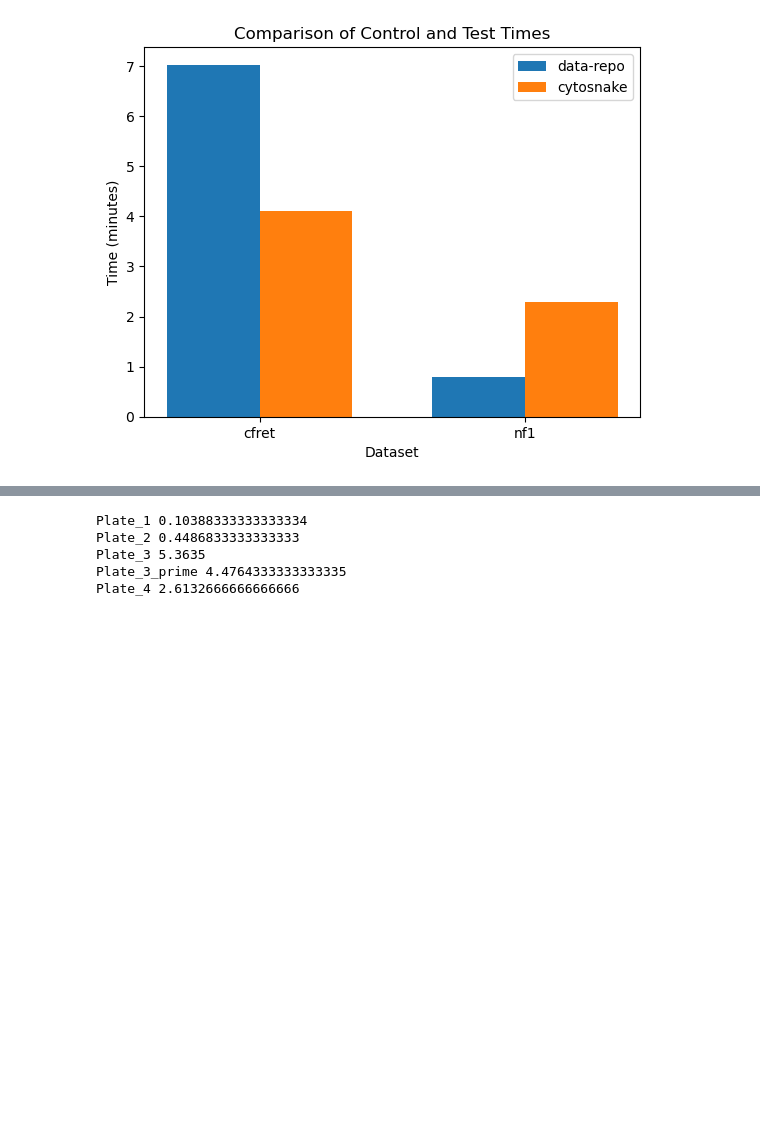
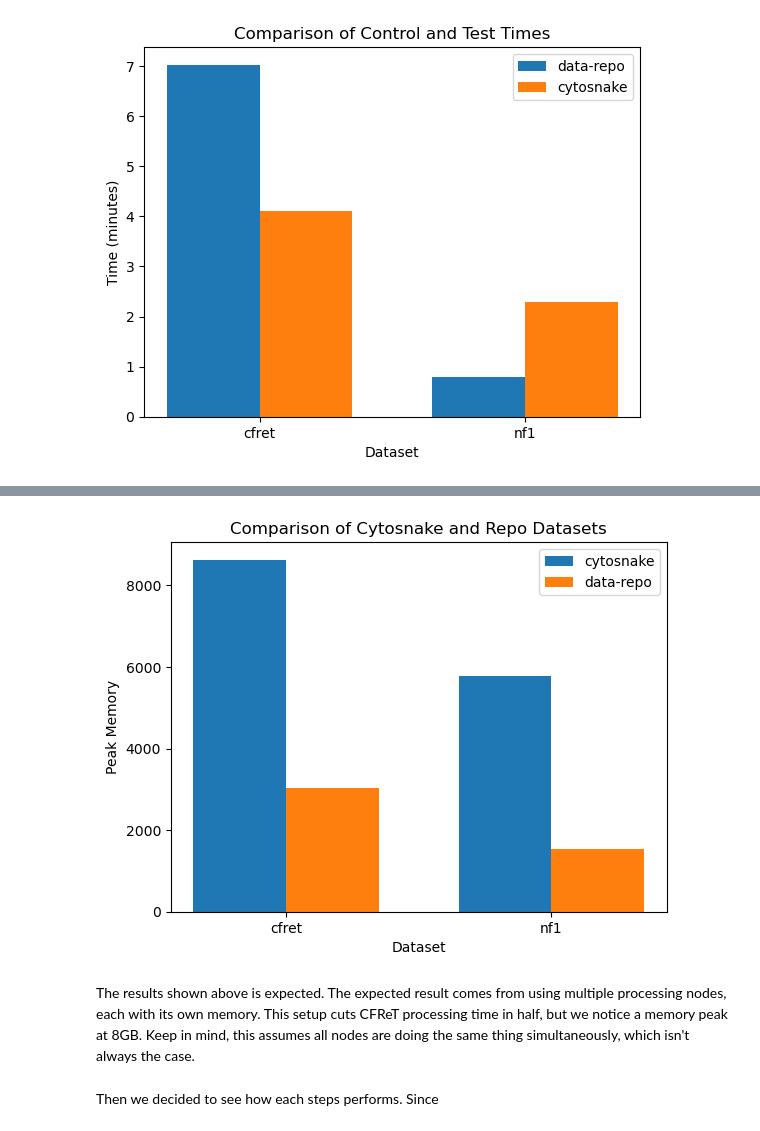
Before and after one commit to WayScience/CytoSnake-Benchmarks, a Jupyter notebook: analysis/benchmark-analysis.ipynb, the cells around one changed output, grey strips where cells are left out. Drawn from its saved outputs; the diff is of its cells as text; code cells hidden in the pictures; blank space fills up the shorter version.

```diff
--- a/analysis/benchmark-analysis.ipynb
+++ b/analysis/benchmark-analysis.ipynb
@@ -193,10 +175,0 @@ control_nf1
-# %%
-data = {}
-for name, df in cytosnake_nf1.groupby(by="input_data_name"):
-    print(name, df["time_duration"].sum() / 60)
-# %% [output]
-Plate_1 0.10388333333333334
-Plate_2 0.4486833333333333
-Plate_3 5.3635
-Plate_3_prime 4.4764333333333335
-Plate_4 2.6132666666666666
@@ -204,0 +176,58 @@ cytosnake_nf1["time_duration"]
+# %%
+## Peak memory usage
+# multi process
+cytosnake_cfret_peak_memory = []
+for name, df in cytosnake_cfret.groupby(by="input_data_name"):
+    cytosnake_cfret_peak_memory.append(df["peak_memory"].max())
+
+
+# nf1 data
+# snakemake multi process
+cytosnake_nf1_peak_memory = []
+for name, df in cytosnake_nf1.groupby(by="input_data_name"):
+    cytosnake_nf1_peak_memory.append(df["peak_memory"].max())
+
+
+# creating dictionary for plotting
+mem_dict = {
+    "repo-cfret": control_cfret["peak_memory"].max(),
+    "cytosnake-cfret": sum(cytosnake_cfret_peak_memory),
+    "repo-nf1": control_nf1["peak_memory"].max(),
+    "cytosnake-nf1": sum(cytosnake_nf1_peak_memory),
+}
+
+# display memory dict
+mem_dict
+
+# plotting
+mem_values_repo = [mem_dict[f"repo-{dataset}"] for dataset in x_labels]
+mem_values_cytosnake = [mem_dict[f"cytosnake-{dataset}"] for dataset in x_labels]
+
+bar_width = 0.35
+index = np.arange(len(x_labels))
+
+# Create a double bar plot
+fig, ax = plt.subplots()
+
+bar1 = ax.bar(index, mem_values_cytosnake, bar_width, label=legend_labels[0])
+bar2 = ax.bar(index + bar_width, mem_values_repo, bar_width, label=legend_labels[1])
+
+# Adding labels and title
+ax.set_xlabel("Dataset")
+ax.set_ylabel("Peak Memory")
+ax.set_title("Comparison of Cytosnake and Repo Datasets")
+ax.set_xticks(index + bar_width / 2)
+ax.set_xticklabels(x_labels)
+ax.legend()
+
+# Show the plot
+plt.show()
+# %% [output]
+[figure, added]
+# %% [markdown]
+The results shown above is expected.
+The expected result comes from using multiple processing nodes, each with its own memory.
+This setup cuts CFReT processing time in half, but we notice a memory peak at 8GB.
+Keep in mind, this assumes all nodes are doing the same thing simultaneously, which isn't always the case.
+# %% [markdown]
+Then we decided to see how each steps performs. Since
```
Also changed, not shown: parts of 5 cells of this notebook, 1 other file.
